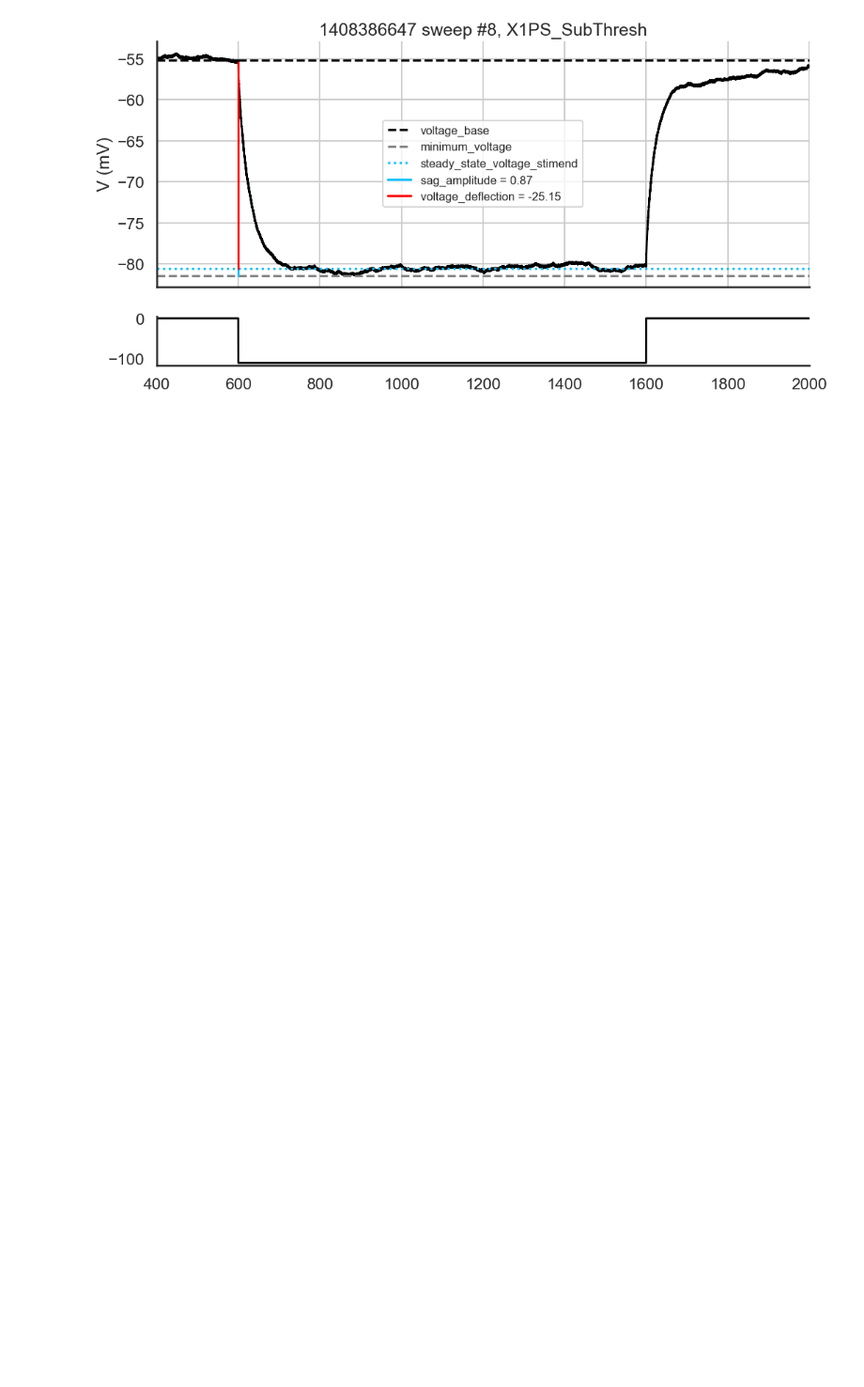
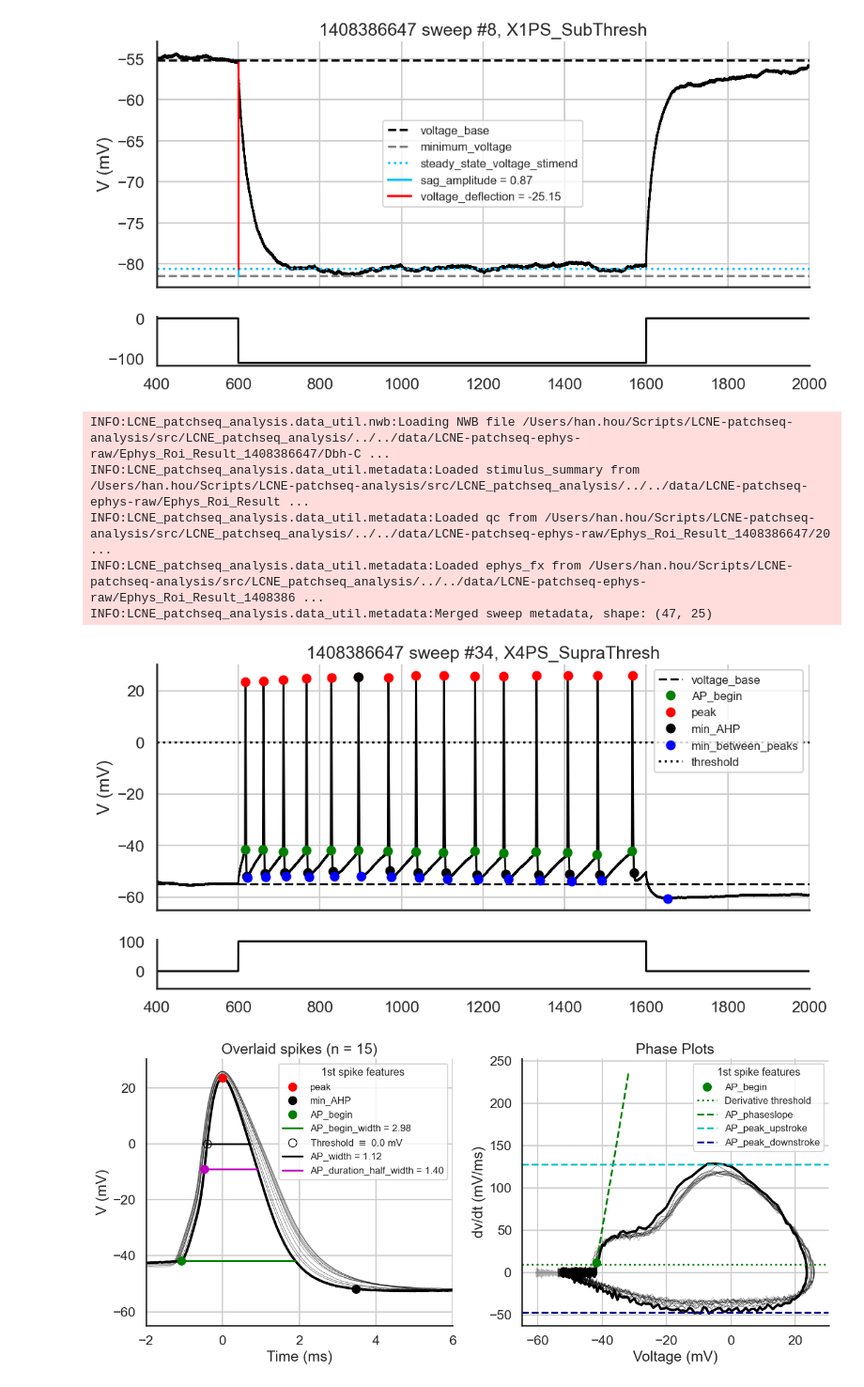
Before and after one commit to AllenNeuralDynamics/LCNE-patchseq-analysis, a Jupyter notebook: notebook/efel.ipynb, the cells around one changed output. Shown at 94% size. Saved outputs shown, nothing was run; the diff lists cells and outputs as text; code cells hidden in the pictures; blank space fills up the shorter version.

```diff
--- a/notebook/efel.ipynb
+++ b/notebook/efel.ipynb
@@ -380,3 +398,18 @@ raw, df_features = efel_single_sweep(ephys_roi_id, sweep_number)
 _ = plot_sweep_summary(raw, df_features)
 # %% [output]
 [figure]
+# %%
+# Load an example NWB file
+ephys_roi_id = "1408386647"
+sweep_number = 34
+
+raw, df_features = efel_single_sweep(ephys_roi_id, sweep_number)
+_ = plot_sweep_summary(raw, df_features)
+# %% [output]
+INFO:LCNE_patchseq_analysis.data_util.nwb:Loading NWB file /Users/han.hou/Scripts/LCNE-patchseq-analysis/src/LCNE_patchseq_analysis/../../data/LCNE-patchseq-ephys-raw/Ephys_Roi_Result_1408386647/Dbh-C ...
+INFO:LCNE_patchseq_analysis.data_util.metadata:Loaded stimulus_summary from /Users/han.hou/Scripts/LCNE-patchseq-analysis/src/LCNE_patchseq_analysis/../../data/LCNE-patchseq-ephys-raw/Ephys_Roi_Result ...
+INFO:LCNE_patchseq_analysis.data_util.metadata:Loaded qc from /Users/han.hou/Scripts/LCNE-patchseq-analysis/src/LCNE_patchseq_analysis/../../data/LCNE-patchseq-ephys-raw/Ephys_Roi_Result_1408386647/20 ...
+INFO:LCNE_patchseq_analysis.data_util.metadata:Loaded ephys_fx from /Users/han.hou/Scripts/LCNE-patchseq-analysis/src/LCNE_patchseq_analysis/../../data/LCNE-patchseq-ephys-raw/Ephys_Roi_Result_1408386 ...
+INFO:LCNE_patchseq_analysis.data_util.metadata:Merged sweep metadata, shape: (47, 25)
+[figure, added]
+[figure, added]
```
Also changed, not shown: parts of 12 cells of this notebook, 2 other files.
